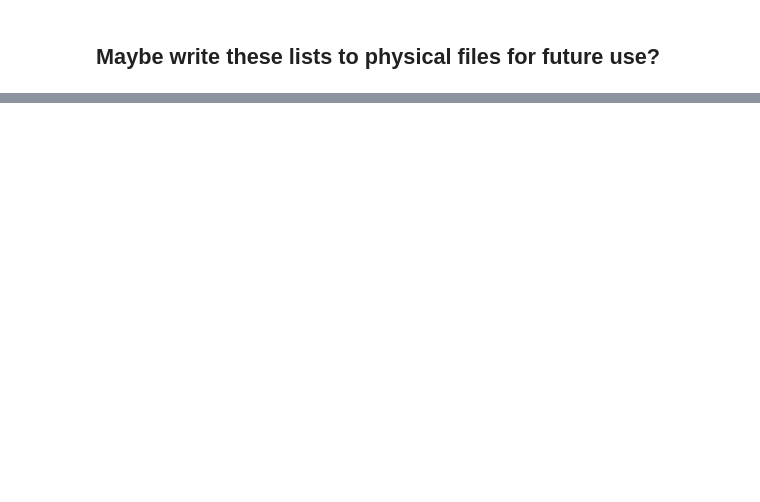
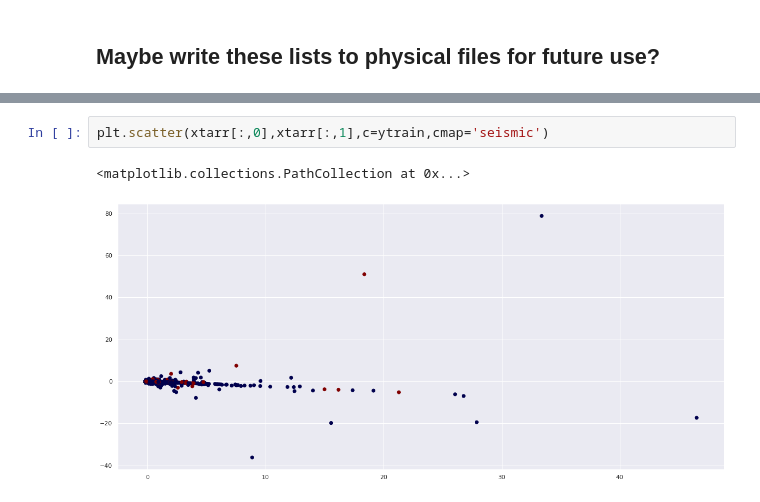
Before and after one commit to jdowzell/Thesis, a Jupyter notebook: 20210316 - I HAVE DATA WOOOOOO.ipynb, the cells around one changed output, grey strips where cells are left out. Drawn from its saved outputs; the diff is of its cells as text; blank space fills up the shorter version.

```diff
--- a/20210316 - I HAVE DATA WOOOOOO.ipynb
+++ b/20210316 - I HAVE DATA WOOOOOO.ipynb
@@ -356,0 +510,5 @@ dataset
+# %%
+plt.scatter(xtarr[:,0],xtarr[:,1],c=ytrain,cmap='seismic')
+# %% [output]
+<matplotlib.collections.PathCollection at 0x...>
+[figure, added]
```
Also changed, not shown: parts of 37 cells of this notebook, 11 other files.
